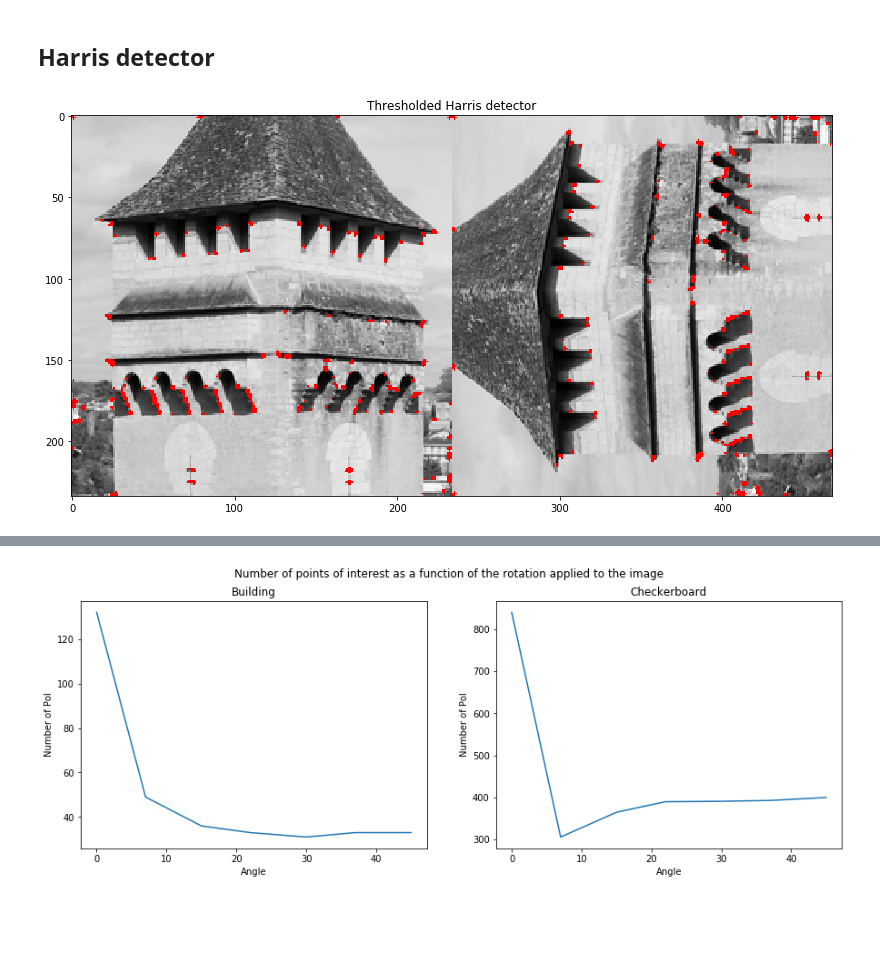
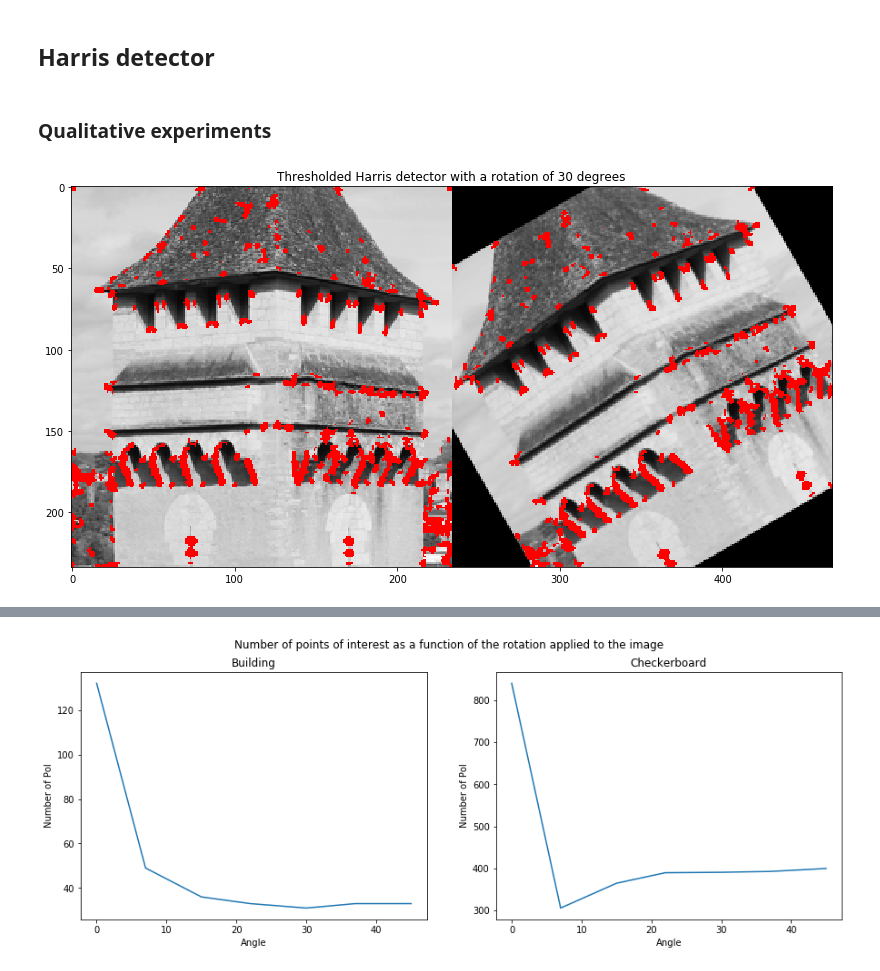
Before and after one commit to Xyouz/3dvision, a Jupyter notebook: Harris/dufraisse.ipynb, the cells around one changed output, grey strips where cells are left out. Saved outputs shown, nothing was run; the diff lists cells and outputs as text; code cells hidden in the pictures; blank space fills up the shorter version.

Commit message:
Display all quali, almost ready for quanti

```diff
--- a/Harris/dufraisse.ipynb
+++ b/Harris/dufraisse.ipynb
@@ -31,19 +31,29 @@ for (i,j) in np.ndindex(4,4):
 # %% [markdown]
 ## Harris detector ##
 # %%
-a = corner_harris(img)
-ar = corner_harris(imgr)
+val_h = corner_harris(img)
+squares_h = corner_harris(imgr)
 # %%
 def threshold(img, threshold, fixed = False):
     if not fixed:
         threshold = threshold * img.max()
     return img >= threshold
+# %% [markdown]
+### Qualitative experiments ###
 # %%
+# Rotation
+angle = 30
+t = 0.01
+
+imgb = rotate(img, angle)
+imgb_h = corner_harris(imgb)
+
 plt.figure(figsize=(15,7))
-plt.imshow(np.hstack((img,imgr)),cmap='gray')
 
-plt.imshow(point_map(np.hstack((threshold(a,0.1,fixed=False),threshold(ar,0.1,fixed=False)))))
-plt.title("Thresholded Harris detector")
+plt.imshow(np.hstack((img,imgb)),cmap='gray')
+
+plt.imshow(point_map(np.hstack((threshold(val_h,t,fixed=False),threshold(imgb_h,t,fixed=False)))))
+plt.title("Thresholded Harris detector with a rotation of {} degrees".format(angle))
 plt.show()
 # %% [output]
-[figure, old version]
+[figure, new version]
```
Also changed, not shown: parts of 26 cells of this notebook.
